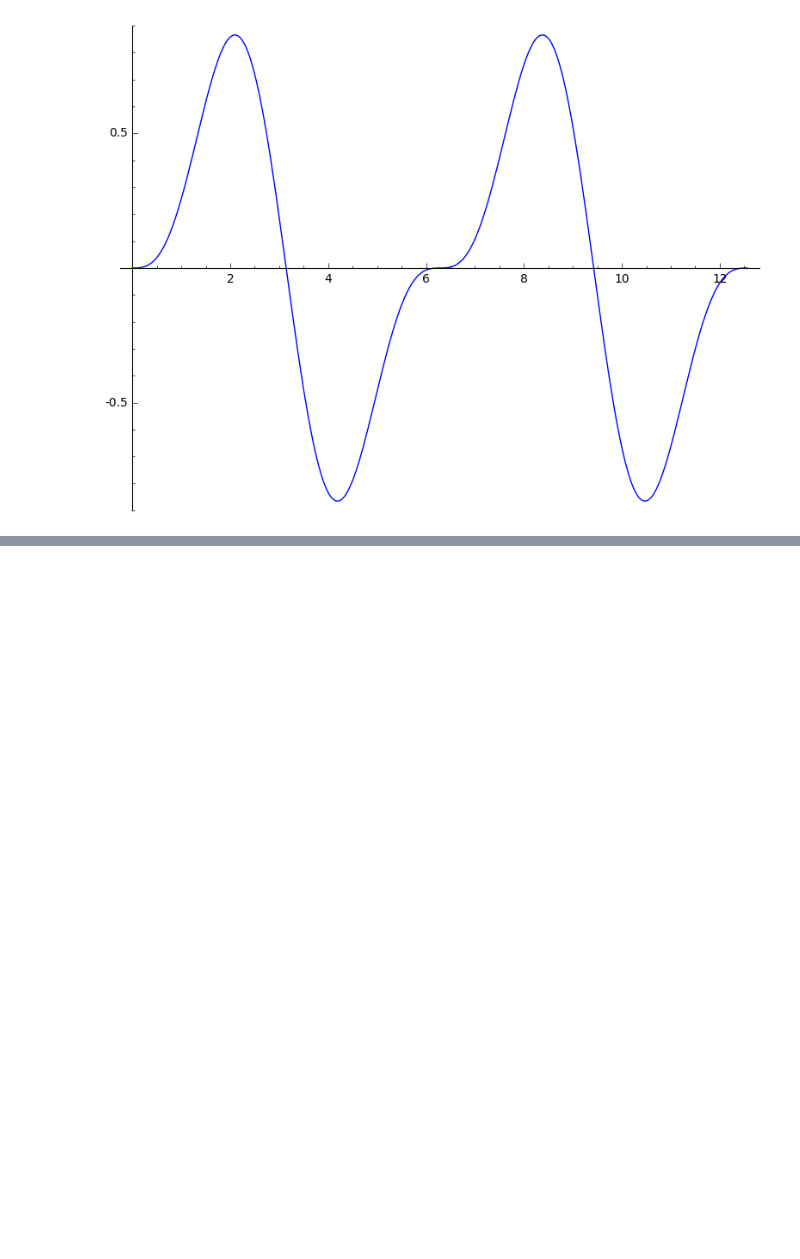
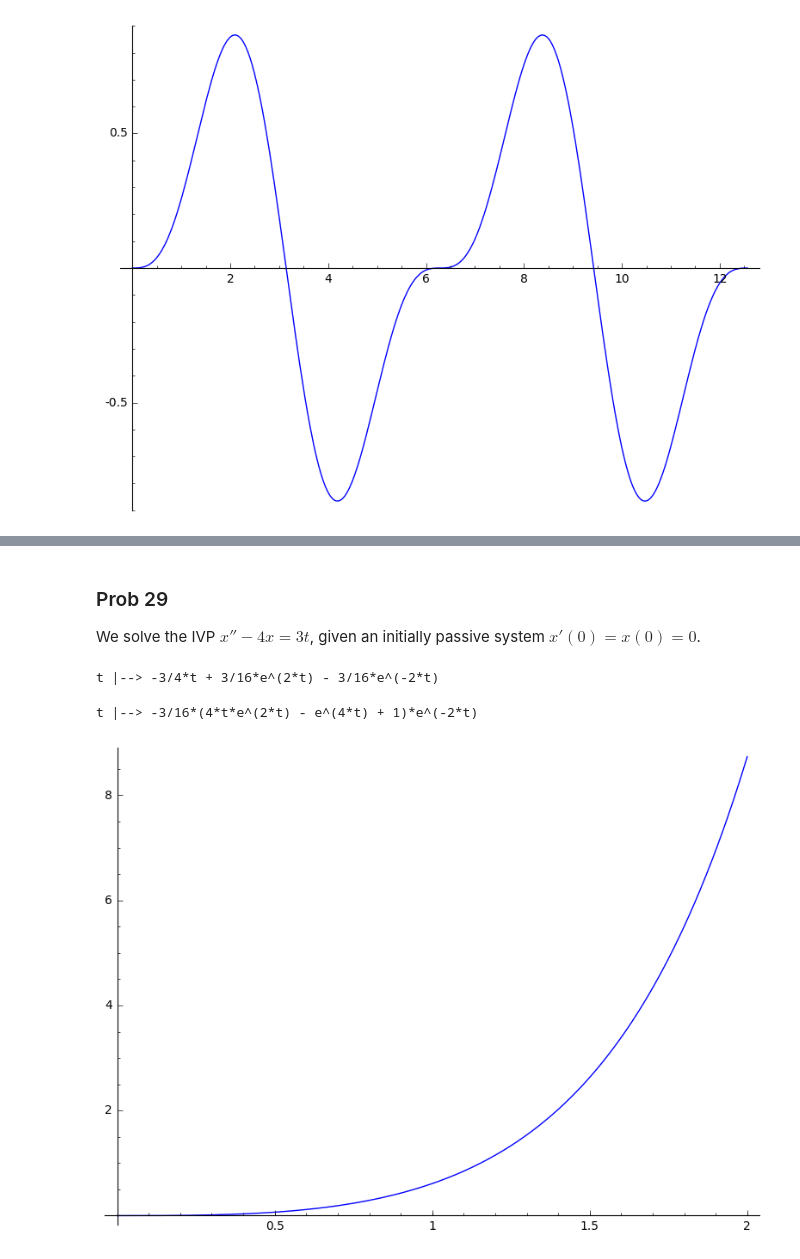
Before and after one commit to coltongrainger/fy18eo, a Jupyter notebook: odes/laplace-transforms.ipynb, the cells around one changed output, grey strips where cells are left out. Drawn from its saved outputs; the diff is of its cells as text; code cells hidden in the pictures; blank space fills up the shorter version.

```diff
--- a/odes/laplace-transforms.ipynb
+++ b/odes/laplace-transforms.ipynb
@@ -255,0 +336,4 @@ t |--> -1/3*sin(2*t) + 2/3*sin(t)
+# %%
+F = function('F')(s)
+# evaluate the RHS in the Laplace domain
+show(s^2*F(s) - s*f(0) - diff(f,t)(0))
@@ -263,0 +504,20 @@ t |--> 1/3*e^(3*t) - 1/3
+# %% [markdown]
+### Prob 29
+
+We solve the IVP $x'' - 4x = 3t$, given an initially passive system $x'(0) = x(0) = 0$.
+# %%
+x=function('x')(t)
+x(t) = desolve_laplace(diff(x,t,2) - 4*x(t) == 3*t, dvar = x, ics = [0,0,0])
+show(x)
+# %% [output]
+t |--> -3/4*t + 3/16*e^(2*t) - 3/16*e^(-2*t)
+# %%
+# equivalently
+F(s) = 3/(s^2 - 4)
+f(t) = inverse_laplace(F(s), s, t)
+x(t) = integrate(integrate(f(xi), xi, 0, t)(xi), xi, 0, t)
+show(x)
+plot(x, (t, 0, 2))
+# %% [output]
+t |--> -3/16*(4*t*e^(2*t) - e^(4*t) + 1)*e^(-2*t)
+[figure, added]
```
Also changed, not shown: parts of 41 cells of this notebook.
